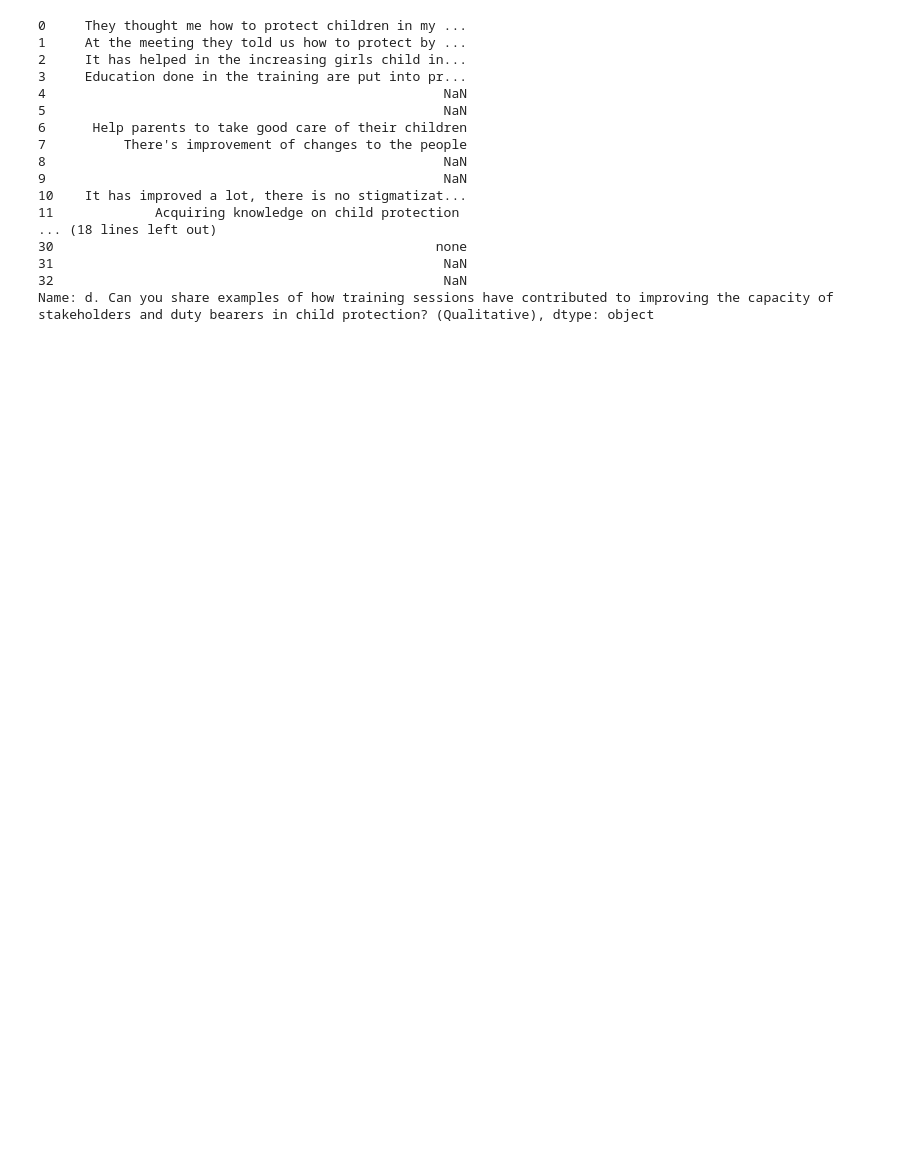
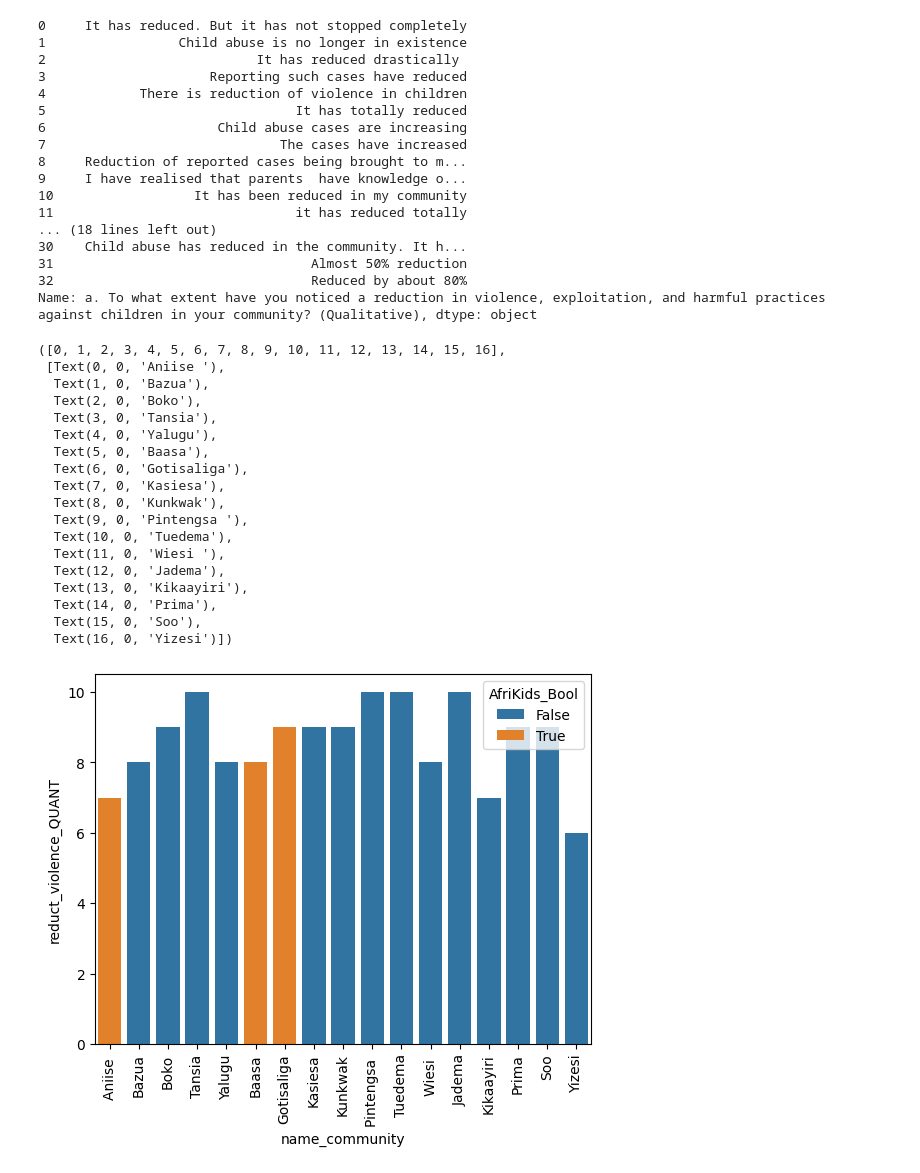
Before and after one commit to dfglondon24/Team-1, a Jupyter notebook: sofia_queen_chief.ipynb, the cells around one changed output. Cells and saved outputs as stored; diff of their text form; code cells hidden in the pictures; blank space fills up the shorter version.

```diff
--- a/sofia_queen_chief.ipynb
+++ b/sofia_queen_chief.ipynb
@@ -30,21 +32,61 @@ training_provider = df["b.      Who organized the training?"]
 
 examples_training_sessions = df["d. Can you share examples of how training sessions have contributed to improving the capacity of stakeholders and duty bearers in child protection? (Qualitative)"]
 # %%
+reduct_violence_QUAL
 # %% [output]
-0     They thought me how to protect children in my ...
-1     At the meeting they told us how to protect by ...
-2     It has helped in the increasing girls child in...
-3     Education done in the training are put into pr...
-4                                                   NaN
-5                                                   NaN
-6      Help parents to take good care of their children
-7          There's improvement of changes to the people
-8                                                   NaN
-9                                                   NaN
-10    It has improved a lot, there is no stigmatizat...
-11             Acquiring knowledge on child protection
+0     It has reduced. But it has not stopped completely
+1                 Child abuse is no longer in existence
+2                           It has reduced drastically
+3                     Reporting such cases have reduced
+4            There is reduction of violence in children
+5                                It has totally reduced
+6                      Child abuse cases are increasing
+7                              The cases have increased
+8     Reduction of reported cases being brought to m...
+9     I have realised that parents  have knowledge o...
+10                  It has been reduced in my community
+11                               it has reduced totally
 ... (18 lines left out)
-30                                                 none
-31                                                  NaN
-32                                                  NaN
-Name: d. Can you share examples of how training sessions have contributed to improving the capacity of stakeholders and duty bearers in child protection? (Qualitative), dtype: object
+30    Child abuse has reduced in the community. It h...
+31                                 Almost 50% reduction
+32                                 Reduced by about 80%
+Name: a. To what extent have you noticed a reduction in violence, exploitation, and harmful practices against children in your community? (Qualitative), dtype: object
+# %%
+
+df_filtered = pd.DataFrame(training_provider)
+# %%
+df_filtered["AfriKids_Bool"] = training_provider == 'Afrikids'
+df_filtered["name_community"] = name_community
+df_filtered["resp_name"] = resp_name
+df_filtered["reduct_violence_QUANT"] = reduct_violence_QUANT
+df_filtered["reduct_violence_QUAL"] = reduct_violence_QUAL
+
+df_filtered["particip_training"] = particip_training
+
+chief_df = df_filtered[df_filtered['resp_name'] == 'Chief']
+queen_df = df_filtered[df_filtered['resp_name'] == 'Queen Mother']
+# %%
+fig, ax = plt.subplots()
+
+sns.barplot(x = chief_df["name_community"], y = chief_df["reduct_violence_QUANT"], hue = chief_df["AfriKids_Bool"])
+plt.xticks(rotation=90)
+# %% [output]
+([0, 1, 2, 3, 4, 5, 6, 7, 8, 9, 10, 11, 12, 13, 14, 15, 16],
+ [Text(0, 0, 'Aniise '),
+  Text(1, 0, 'Bazua'),
+  Text(2, 0, 'Boko'),
+  Text(3, 0, 'Tansia'),
+  Text(4, 0, 'Yalugu'),
+  Text(5, 0, 'Baasa'),
+  Text(6, 0, 'Gotisaliga'),
+  Text(7, 0, 'Kasiesa'),
+  Text(8, 0, 'Kunkwak'),
+  Text(9, 0, 'Pintengsa '),
+  Text(10, 0, 'Tuedema'),
+  Text(11, 0, 'Wiesi '),
+  Text(12, 0, 'Jadema'),
+  Text(13, 0, 'Kikaayiri'),
+  Text(14, 0, 'Prima'),
+  Text(15, 0, 'Soo'),
+  Text(16, 0, 'Yizesi')])
+[figure, added]
```
Also changed, not shown: parts of 4 cells of this notebook.
